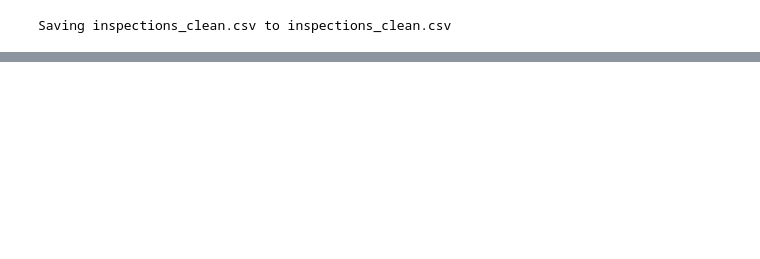
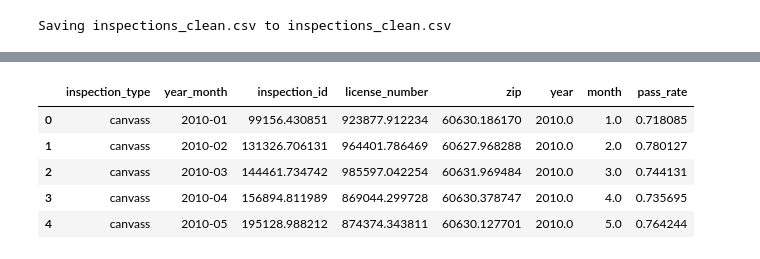
Before and after one commit to jamesqiu2021/DSCI-401-QW, a Jupyter notebook: Interactive_data_viz.ipynb, the cells around one changed output, grey strips where cells are left out. Drawn from its saved outputs; the diff is of its cells as text; code cells hidden in the pictures; blank space fills up the shorter version.

```diff
--- a/Interactive_data_viz.ipynb
+++ b/Interactive_data_viz.ipynb
@@ -173,3 +175,21 @@ ins.head(5)
 | 2 | 2282674 | 'C' A CATERING AND EVENT COMPANY | 1894079 | restaurant | Risk 1 (High) | 4300-4304 N CENTRAL AVE | 60634.0 | 4/5/2019 | ... |
 | 3 | 2082143 | 'C' A CATERING AND EVENT COMPANY | 1894079 | restaurant | Risk 1 (High) | 4300-4304 N CENTRAL AVE | 60634.0 | 9/14/2017 | ... |
 | 4 | 1938102 | 'C' A CATERING AND EVENT COMPANY | 1894079 | restaurant | Risk 1 (High) | 4300-4304 N CENTRAL AVE | 60634.0 | 7/6/2016 | ... |
+# %%
+# this is easier to be done in Python than R
+ins1=ins
+ins1['inspection_date'] = pd.to_datetime(ins1['inspection_date'])
+ins1['year_month'] = ins1['inspection_date'].dt.strftime('%Y-%m')
+ins1.head(5)
+ins4=ins1
+ins4['pass']=np.where(ins2.results=="Pass",1,0)
+ins5=ins4.groupby(['inspection_type','year_month'],as_index=False).mean()
+ins5.rename(columns = {'pass':'pass_rate'}, inplace = True)
+ins5.head(5)
+# %% [output]
+|  | inspection_type | year_month | inspection_id | license_number | zip | year | month | pass_rate |
+| 0 | canvass | 2010-01 | 99156.430851 | 923877.912234 | 60630.186170 | 2010.0 | 1.0 | 0.718085 |
+| 1 | canvass | 2010-02 | 131326.706131 | 964401.786469 | 60627.968288 | 2010.0 | 2.0 | 0.780127 |
+| 2 | canvass | 2010-03 | 144461.734742 | 985597.042254 | 60631.969484 | 2010.0 | 3.0 | 0.744131 |
+| 3 | canvass | 2010-04 | 156894.811989 | 869044.299728 | 60630.378747 | 2010.0 | 4.0 | 0.735695 |
+| 4 | canvass | 2010-05 | 195128.988212 | 874374.343811 | 60630.127701 | 2010.0 | 5.0 | 0.764244 |
```
Also changed, not shown: parts of 4 cells of this notebook.
